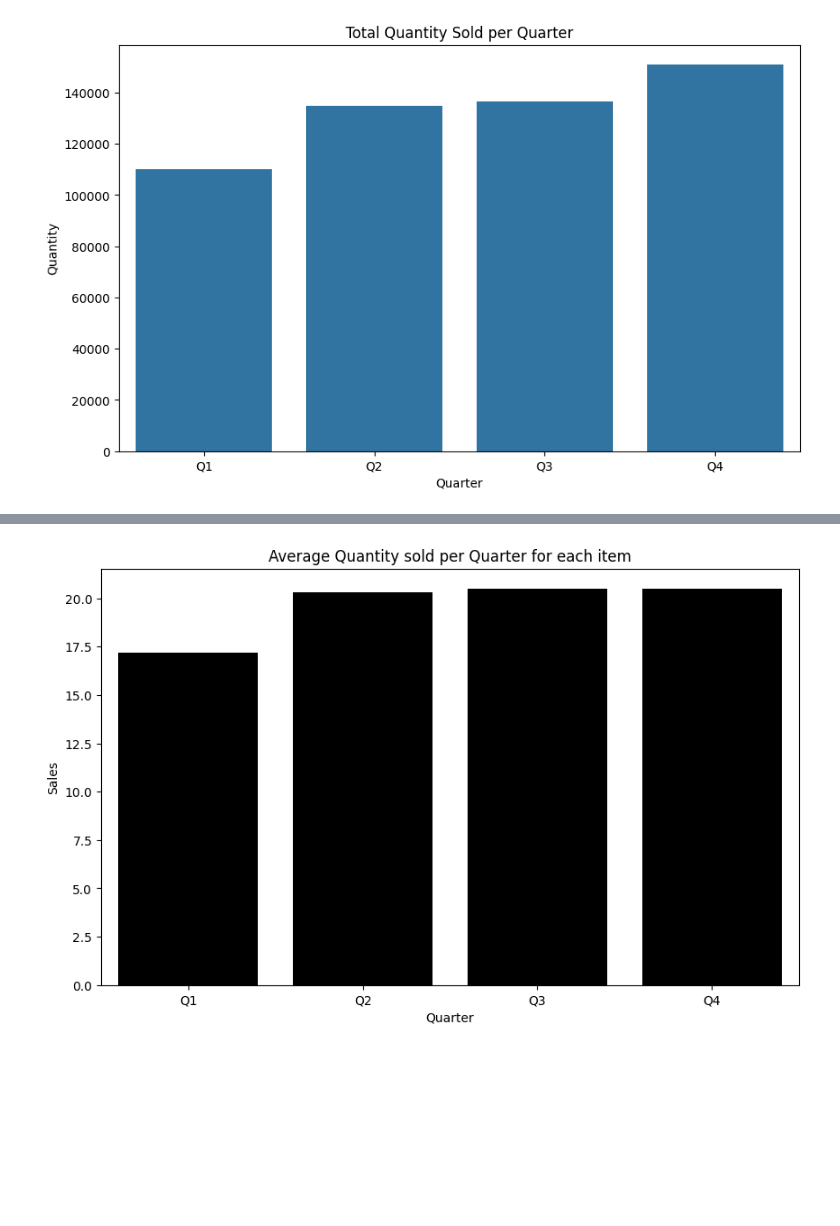
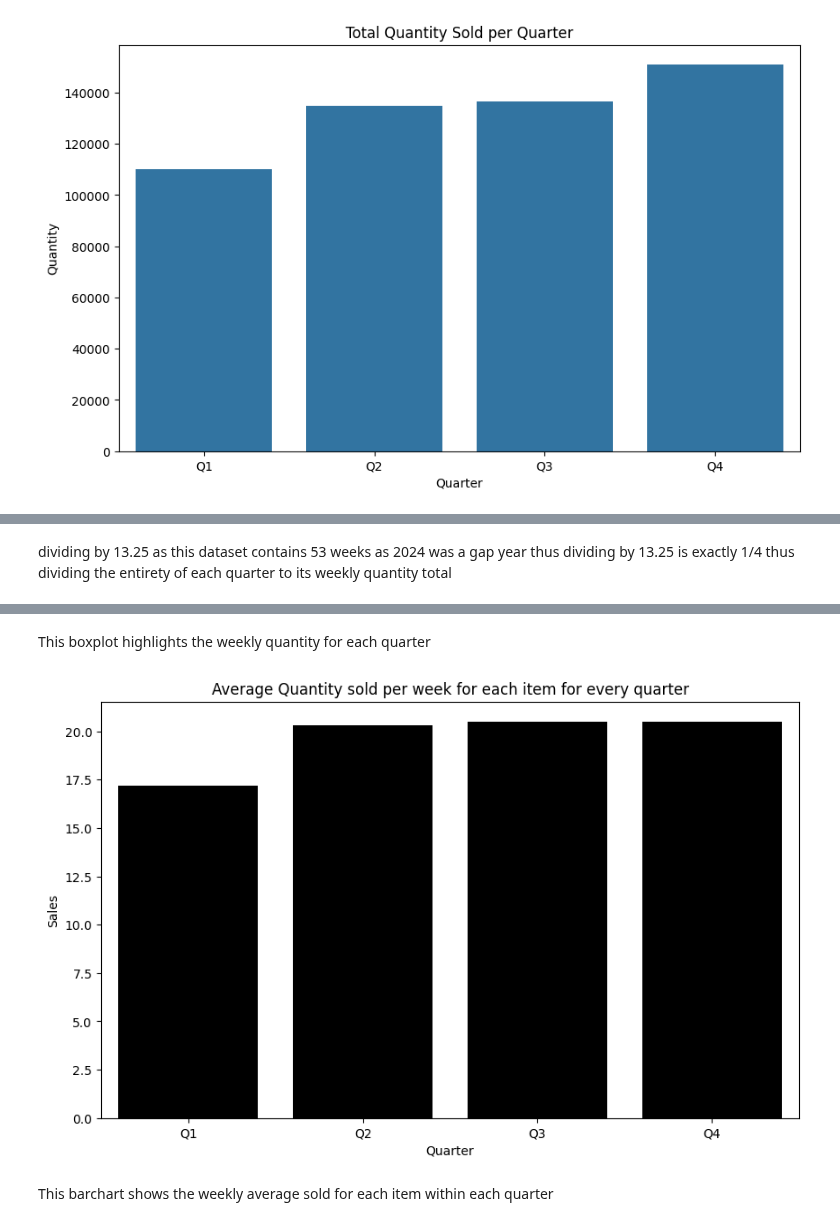
Before and after one commit to alexkardan/ABS-Visualizations, a Jupyter notebook: ABS_Weekly_data.ipynb, the cells around one changed output, grey strips where cells are left out. Saved outputs shown, nothing was run; the diff lists cells and outputs as text; code cells hidden in the pictures; blank space fills up the shorter version.

Commit message:
I added comments throughout my whole code and added boxplots that show the summing of 5, 10 and 15 week periods and an averaging of those same periods to highlight the sales velocity of those periods

```diff
--- a/ABS_Weekly_data.ipynb
+++ b/ABS_Weekly_data.ipynb
@@ -202,3 +189,5 @@ quarterly_sales["Quarter Velocity"] = quarterly_sales["Quantity Total"]/13
+# %% [markdown]
+dividing by 13.25 as this dataset contains 53 weeks as 2024 was a gap year thus dividing by 13.25 is exactly 1/4 thus dividing the entirety of each quarter to its weekly quantity total
 # %%
 fig = px.box(quarterly_sales,
        x = "Quarter",
@@ -215,12 +201,16 @@ quarterly_sales["Quarter Velocity"] = quarterly_sales["Quantity Total"]/52
+# %% [markdown]
+This boxplot highlights the weekly quantity for each quarter
 # %%
 quarterly_sales = melted_sales_data.groupby(['Description', 'Quarter'])['Quantity Total'].mean().reset_index()
 
 plt.figure(figsize=(10, 6))
 sns.barplot(x='Quarter', y='Quantity Total', color = 'black', data=quarterly_sales, errorbar=None)
-plt.title('Average Quantity sold per Quarter for each item')
+plt.title('Average Quantity sold per week for each item for every quarter')
 plt.xlabel('Quarter')
 plt.ylabel('Sales')
 plt.show()
 # %% [output]
-[figure, old version]
+[figure, new version]
+# %% [markdown]
+This barchart shows the weekly average sold for each item within each quarter
 # %%
```
Also changed, not shown: parts of 38 cells of this notebook.
